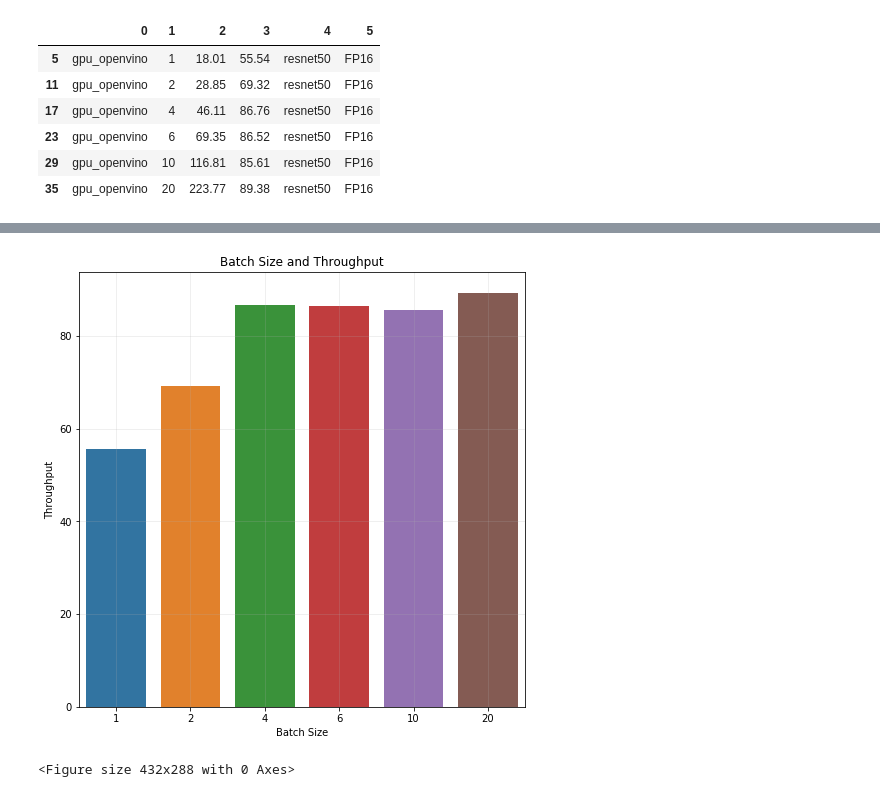
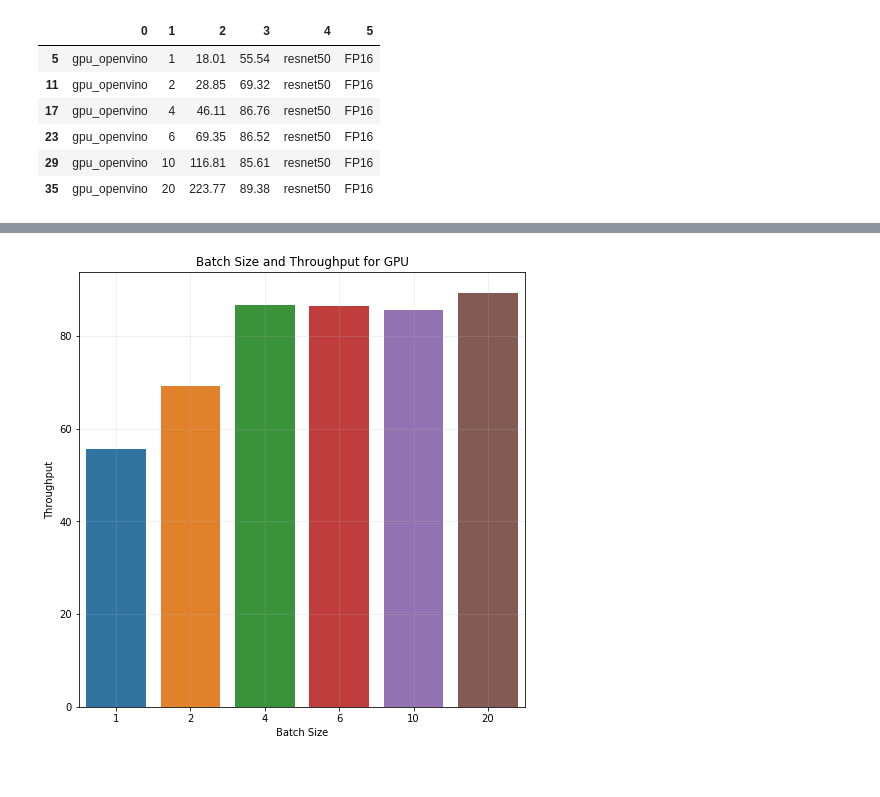
Before and after one commit to YashDalal10/DecisionTree_BMWChallenge, a Jupyter notebook: Data_Understanding.ipynb, the cells around one changed output, grey strips where cells are left out. Cells and saved outputs as stored; diff of their text form; code cells hidden in the pictures.

```diff
--- a/Data_Understanding.ipynb
+++ b/Data_Understanding.ipynb
@@ -61,12 +82,11 @@ plt.show()
 # %%
 plt.figure(figsize=(8,8))
-sns.barplot(x = device_data[1], y = device_data[3])
-plt.title("Batch Size and Throughput")
+sns.barplot(x = precision_data[precision_data[0] == 'gpu_openvino'][1], y = precision_data[precision_data[0] == 'gpu_openvino'][3])
+plt.title("Batch Size and Throughput for GPU")
 plt.grid(alpha = 0.25)
 plt.xlabel("Batch Size")
 plt.ylabel("Throughput")
-plt.savefig("batch_size_throughput.svg")
+plt.savefig("batch_size_throughput_gpu.svg")
 plt.show()
 # %% [output]
-[figure, old version]
+[figure, new version]
-<Figure size 432x288 with 0 Axes>
```
Also changed, not shown: parts of 4 cells of this notebook, 5 other files.
